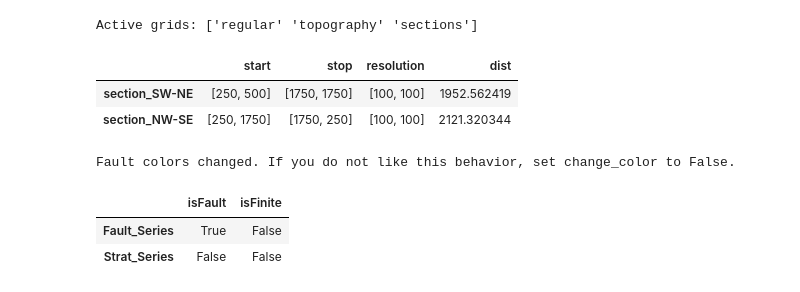
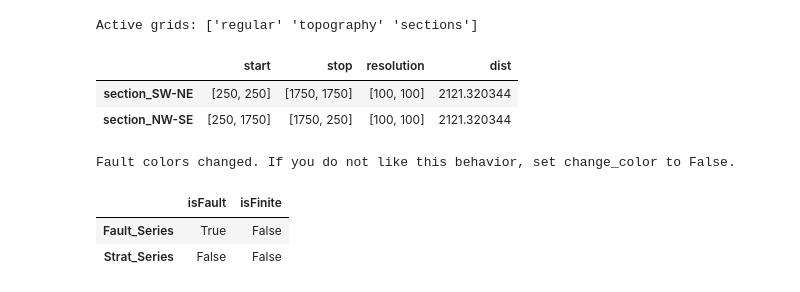
Before and after one commit to Japhiolite/gempy-tests, a Jupyter notebook: notebooks/test_topography_sections.ipynb, the cells around one changed output. Saved outputs shown, nothing was run; the diff lists cells and outputs as text; code cells hidden in the pictures.

```diff
--- a/notebooks/test_topography_sections.ipynb
+++ b/notebooks/test_topography_sections.ipynb
@@ -22,12 +22,12 @@ Active grids: ['regular' 'topography']
 # %%
 # set 3 sections which go North South
-section_dict = {'section_SW-NE':([250,500],[1750,1750],[100,100]),
+section_dict = {'section_SW-NE':([250,250],[1750,1750],[100,100]),
                  'section_NW-SE':([250,1750],[1750,250],[100,100])}
 geo_model.set_section_grid(section_dict)
 # %% [output]
 Active grids: ['regular' 'topography' 'sections']
 |  | start | stop | resolution | dist |
-| section_SW-NE | [250, 500] | [1750, 1750] | [100, 100] | 1952.562419 |
+| section_SW-NE | [250, 250] | [1750, 1750] | [100, 100] | 2121.320344 |
 | section_NW-SE | [250, 1750] | [1750, 250] | [100, 100] | 2121.320344 |
 # %%
 gp.map_series_to_surfaces(geo_model,
```
Also changed, not shown: parts of 12 cells of this notebook.
